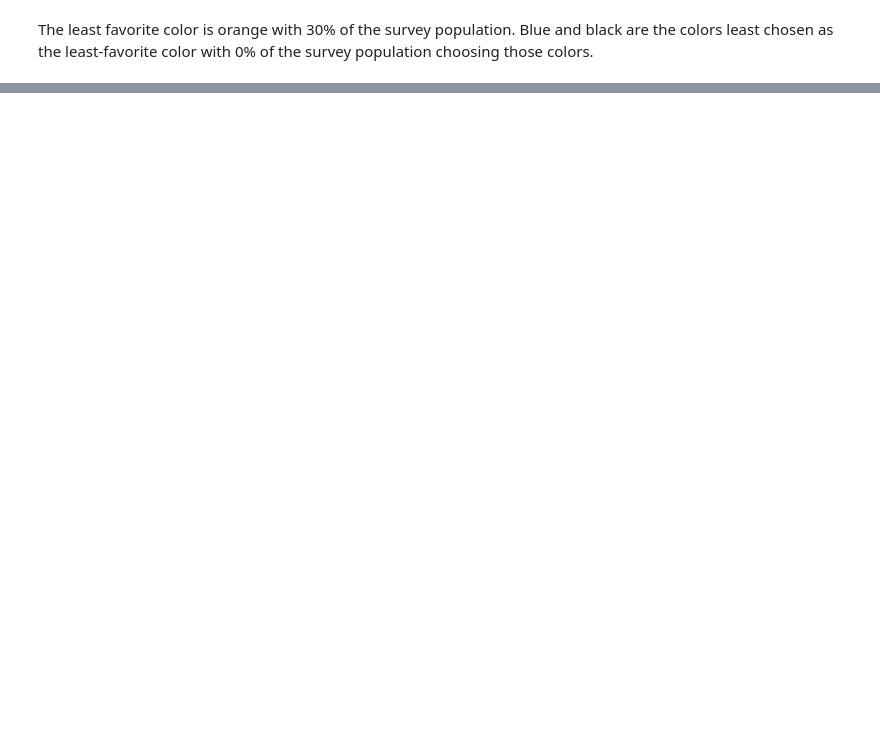
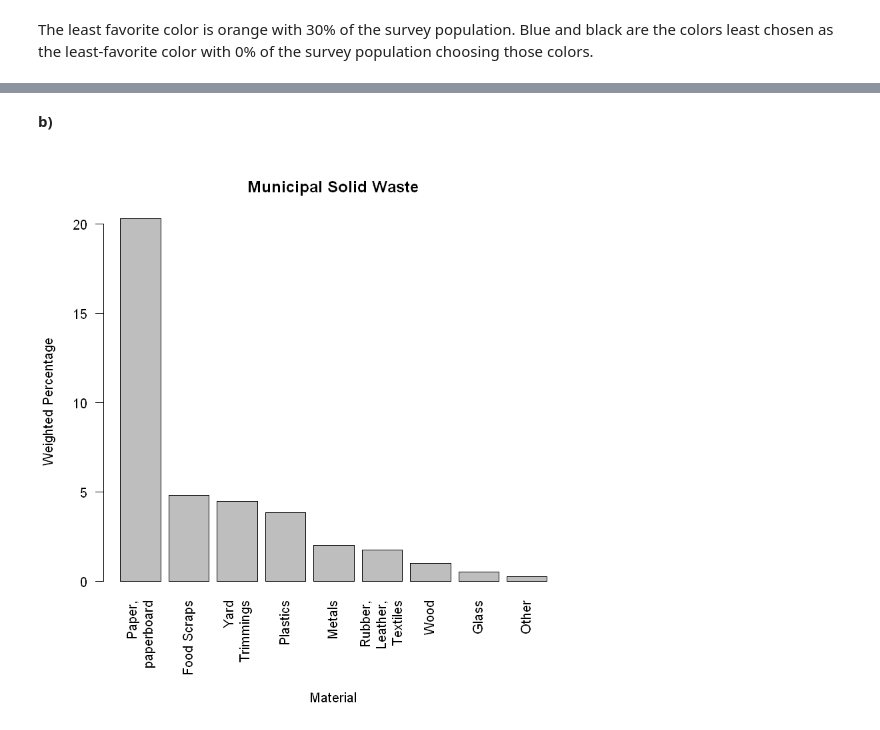
Before and after one commit to nitro41992/math-661-hw, a Jupyter notebook: M661 Kuchimanchi HW1.ipynb, the cells around one changed output, grey strips where cells are left out. Drawn from its saved outputs; the diff is of its cells as text; code cells hidden in the pictures; blank space fills up the shorter version.

```diff
--- a/M661 Kuchimanchi HW1.ipynb
+++ b/M661 Kuchimanchi HW1.ipynb
@@ -211,0 +233,31 @@ The least favorite color is orange with 30% of the survey population. Blue and b
+# %% [markdown]
+**b)**
+# %%
+weight = c(34.8, 11.5, 22.4, 71.3, 31.0, 20.9, 15.9, 33.4, 8.6)
+percent = c(13.9, 4.6, 9.0, 28.5, 12.4, 8.4, 6.4, 13.4, 3.2)
+material = c('Food Scraps', 'Glass', 'Metals', 'Paper,\n paperboard', 'Plastics',
+             'Rubber,\n Leather,\n Textiles', 'Wood', 'Yard\n Trimmings', 'Other' )
+
+weightedPercentage = vector()
+for (i in 1:length(weight)) {
+        weightedPercentage[i] = (weight[i]*(percent[i] / 100))
+    }
+
+waste.data = data.frame(
+    material,
+    weightedPercentage
+)
+
+orderedData = waste.data[order(waste.data$weightedPercentage, decreasing=TRUE),]
+
+par(mar=c(8, 4.1, 4.1, 2.1))
+barplot(orderedData$weightedPercentage,
+las=2,
+main = "Municipal Solid Waste",
+xlab = "",
+ylab = "Weighted Percentage",
+names.arg = orderedData$material,
+col = "gray")
+mtext(text="Material", side=1, line=6.5)
+# %% [output]
+[figure, added]
```
Also changed, not shown: parts of 7 cells of this notebook.
